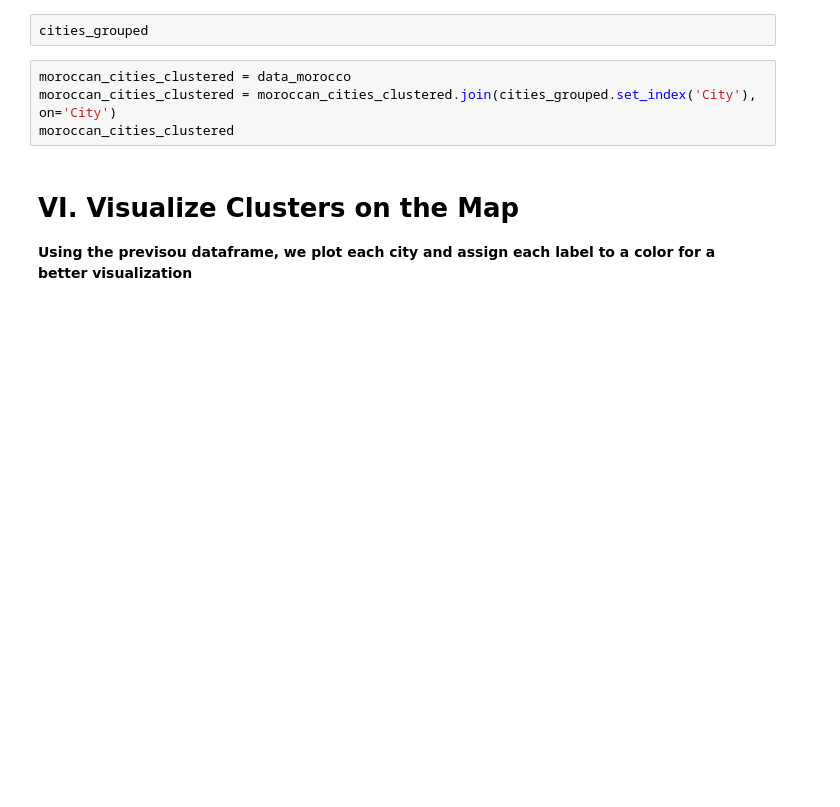
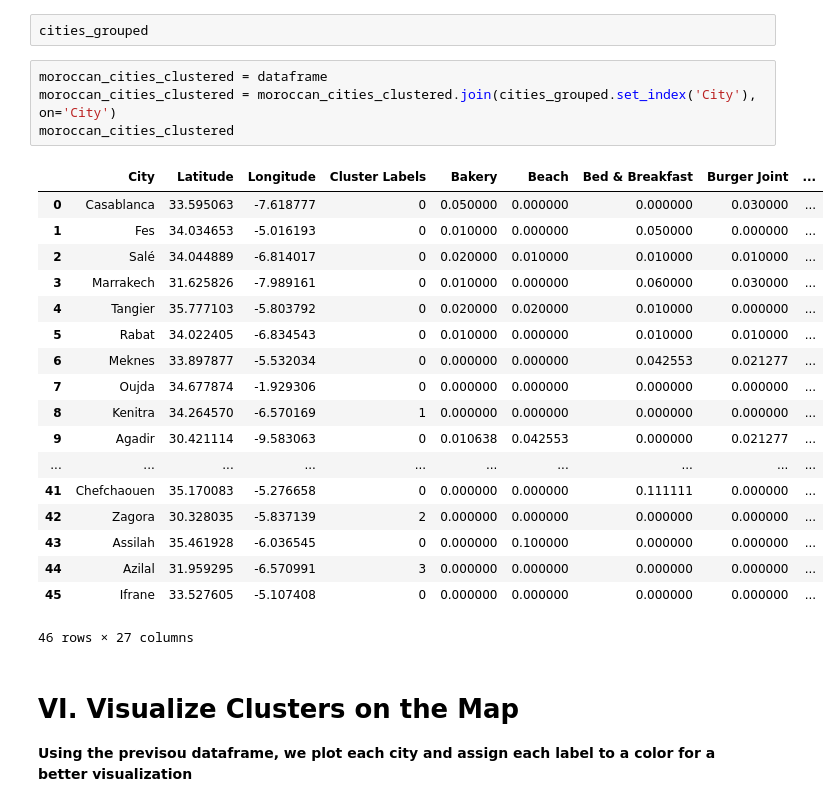
Before and after one commit to hamdanihamza/IBM-Capstone-Project, a Jupyter notebook: The Battle of Neighborhoods (Week 2).ipynb, the cells around one changed output. Saved outputs shown, nothing was run; the diff lists cells and outputs as text; blank space fills up the shorter version.

```diff
--- a/The Battle of Neighborhoods (Week 2).ipynb
+++ b/The Battle of Neighborhoods (Week 2).ipynb
@@ -432,9 +435,28 @@ else : cities_grouped.insert(1, "Cluster Labels", model.labels_)
 # %%
 cities_grouped
 # %%
-moroccan_cities_clustered = data_morocco
+moroccan_cities_clustered = dataframe
 moroccan_cities_clustered = moroccan_cities_clustered.join(cities_grouped.set_index('City'), on='City')
 moroccan_cities_clustered
+# %% [output]
+|  | City | Latitude | Longitude | Cluster Labels | Bakery | Beach | Bed & Breakfast | Burger Joint | ... |
+| 0 | Casablanca | 33.595063 | -7.618777 | 0 | 0.050000 | 0.000000 | 0.000000 | 0.030000 | ... |
+| 1 | Fes | 34.034653 | -5.016193 | 0 | 0.010000 | 0.000000 | 0.050000 | 0.000000 | ... |
+| 2 | Salé | 34.044889 | -6.814017 | 0 | 0.020000 | 0.010000 | 0.010000 | 0.010000 | ... |
+| 3 | Marrakech | 31.625826 | -7.989161 | 0 | 0.010000 | 0.000000 | 0.060000 | 0.030000 | ... |
+| 4 | Tangier | 35.777103 | -5.803792 | 0 | 0.020000 | 0.020000 | 0.010000 | 0.000000 | ... |
+| 5 | Rabat | 34.022405 | -6.834543 | 0 | 0.010000 | 0.000000 | 0.010000 | 0.010000 | ... |
+| 6 | Meknes | 33.897877 | -5.532034 | 0 | 0.000000 | 0.000000 | 0.042553 | 0.021277 | ... |
+| 7 | Oujda | 34.677874 | -1.929306 | 0 | 0.000000 | 0.000000 | 0.000000 | 0.000000 | ... |
+| 8 | Kenitra | 34.264570 | -6.570169 | 1 | 0.000000 | 0.000000 | 0.000000 | 0.000000 | ... |
+| 9 | Agadir | 30.421114 | -9.583063 | 0 | 0.010638 | 0.042553 | 0.000000 | 0.021277 | ... |
+| ... | ... | ... | ... | ... | ... | ... | ... | ... | ... |
+| 41 | Chefchaouen | 35.170083 | -5.276658 | 0 | 0.000000 | 0.000000 | 0.111111 | 0.000000 | ... |
+| 42 | Zagora | 30.328035 | -5.837139 | 2 | 0.000000 | 0.000000 | 0.000000 | 0.000000 | ... |
+| 43 | Assilah | 35.461928 | -6.036545 | 0 | 0.000000 | 0.100000 | 0.000000 | 0.000000 | ... |
+| 44 | Azilal | 31.959295 | -6.570991 | 3 | 0.000000 | 0.000000 | 0.000000 | 0.000000 | ... |
+| 45 | Ifrane | 33.527605 | -5.107408 | 0 | 0.000000 | 0.000000 | 0.000000 | 0.000000 | ... |
+46 rows × 27 columns
 # %% [markdown]
 # VI. Visualize Clusters on the Map
 **Using the previsou dataframe, we plot each city and assign each label to a color for a better visualization**
```
Also changed, not shown: parts of 12 cells of this notebook.
